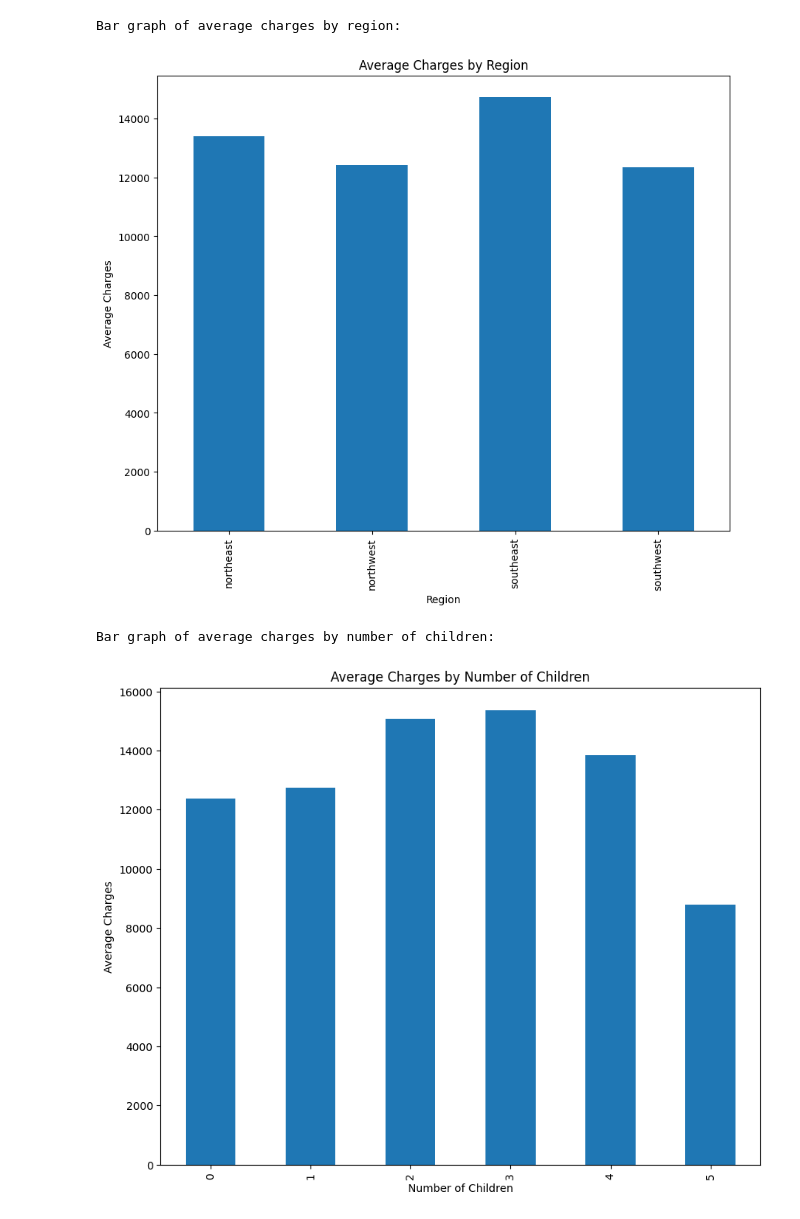
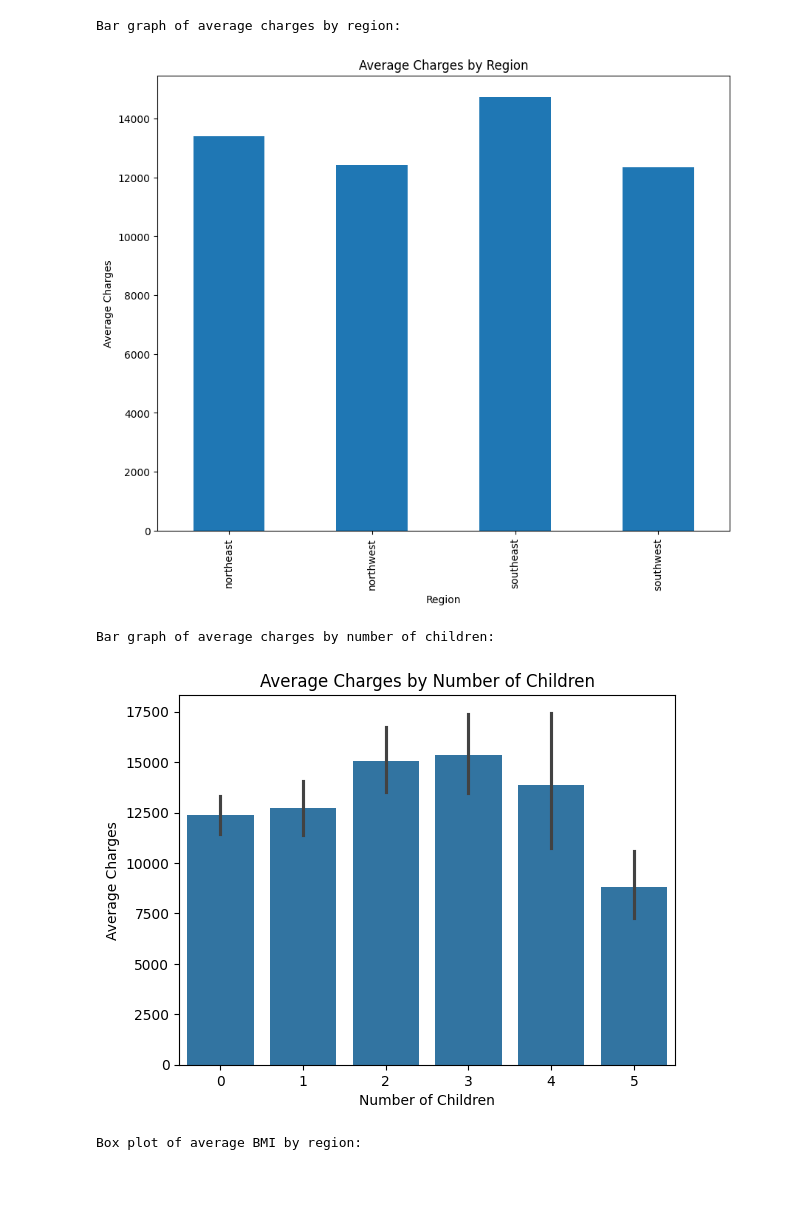
Before and after one commit to ArcaneTomes/medical-insurance-costs, a Jupyter notebook: analyze-insurance.ipynb, the cells around one changed output. Saved outputs shown, nothing was run; the diff lists cells and outputs as text; code cells hidden in the pictures; blank space fills up the shorter version.

```diff
--- a/analyze-insurance.ipynb
+++ b/analyze-insurance.ipynb
@@ -2,6 +2,9 @@
 import pandas as pd
 import numpy as np
 import matplotlib.pyplot as plt
+import seaborn as sns
+from scipy import stats
+from scipy.stats import pearsonr
 
 class InsuranceData:
     def __init__(self, file_path: str):
@@ -60,11 +63,17 @@ class InsuranceStats:
         plt.show()
 
     def bar_graph2(self):
-        plt.figure(figsize=(10, 8))
-        self.data.groupby('children')['charges'].mean().plot(kind='bar')
+        sns.barplot(x='children', y='charges', data=self.data)
         plt.title('Average Charges by Number of Children')
         plt.xlabel('Number of Children')
         plt.ylabel('Average Charges')
+        plt.show()
+
+    def box_plot(self):
+        sns.boxplot(x='region', y='bmi', data=self.data)
+        plt.title('Average BMI by Region')
+        plt.xlabel('Region')
+        plt.ylabel('BMI')
         plt.show()
 
 # Execution
@@ -98,31 +107,35 @@ insurance_stats.correlation_graph2()
 
 print("\nBar graph of average charges by region:")
 insurance_stats.bar_graph()
 
 print("\nBar graph of average charges by number of children:")
 insurance_stats.bar_graph2()
+
+print("\nBox plot of average BMI by region:")
+insurance_stats.box_plot()
 # %% [output]
 Average BMI by region:
 region
 northeast    29.173503
 northwest    29.199785
 southeast    33.355989
 southwest    30.596615
 Name: bmi, dtype: float64
 
 Average cost of insurance by region:
 region
 northeast    13406.384516
 northwest    12417.575374
 ... (23 lines left out)
 male      38.917160
 Name: age, dtype: float64
 
 Correlation between BMI and number of children:
 [figure]
 Correlation graph between children and charges:
 [figure]
 Bar graph of average charges by region:
 [figure]
 Bar graph of average charges by number of children:
-[figure, old version]
+[figure, new version]
+Box plot of average BMI by region:
```
Also changed, not shown: parts of 1 cell of this notebook.
